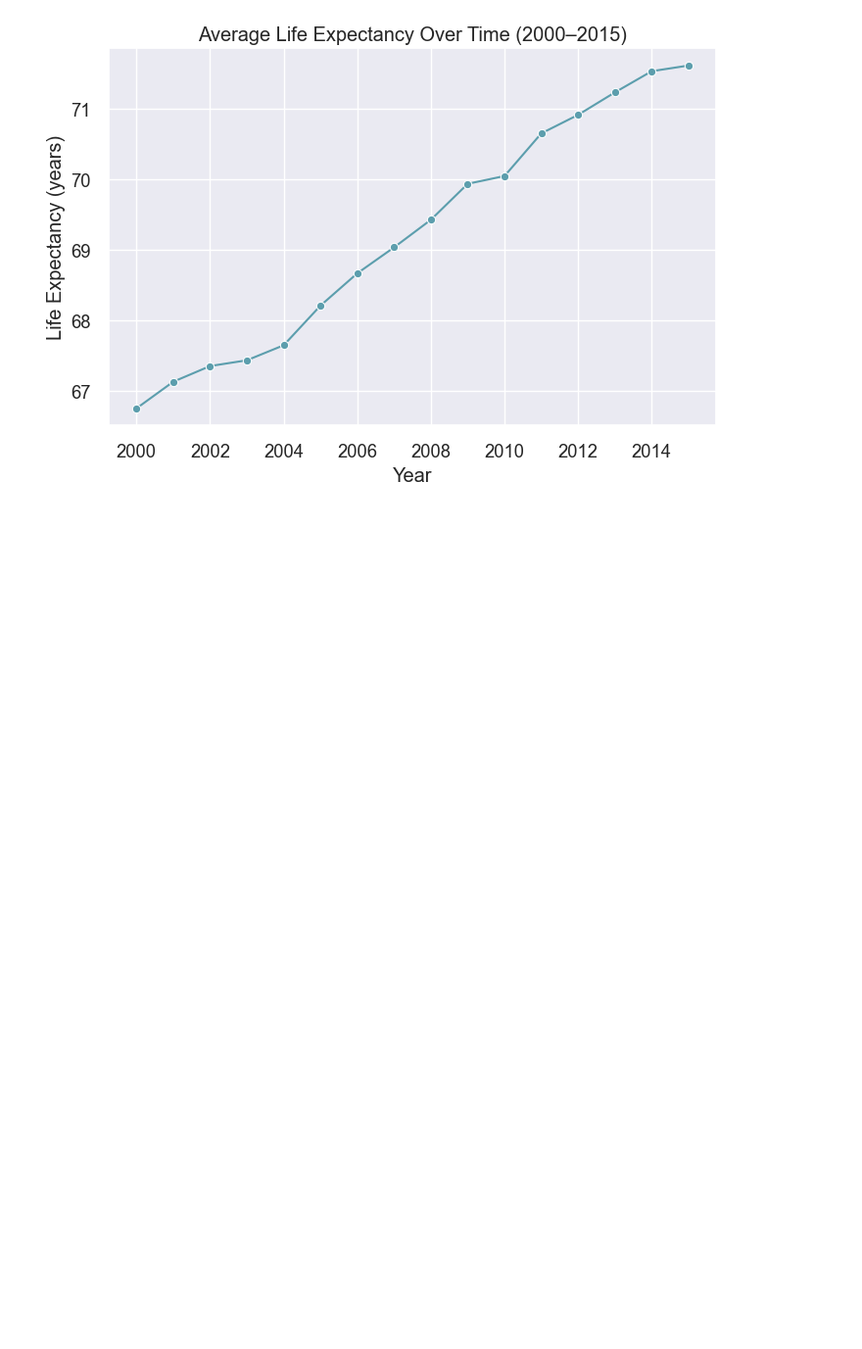
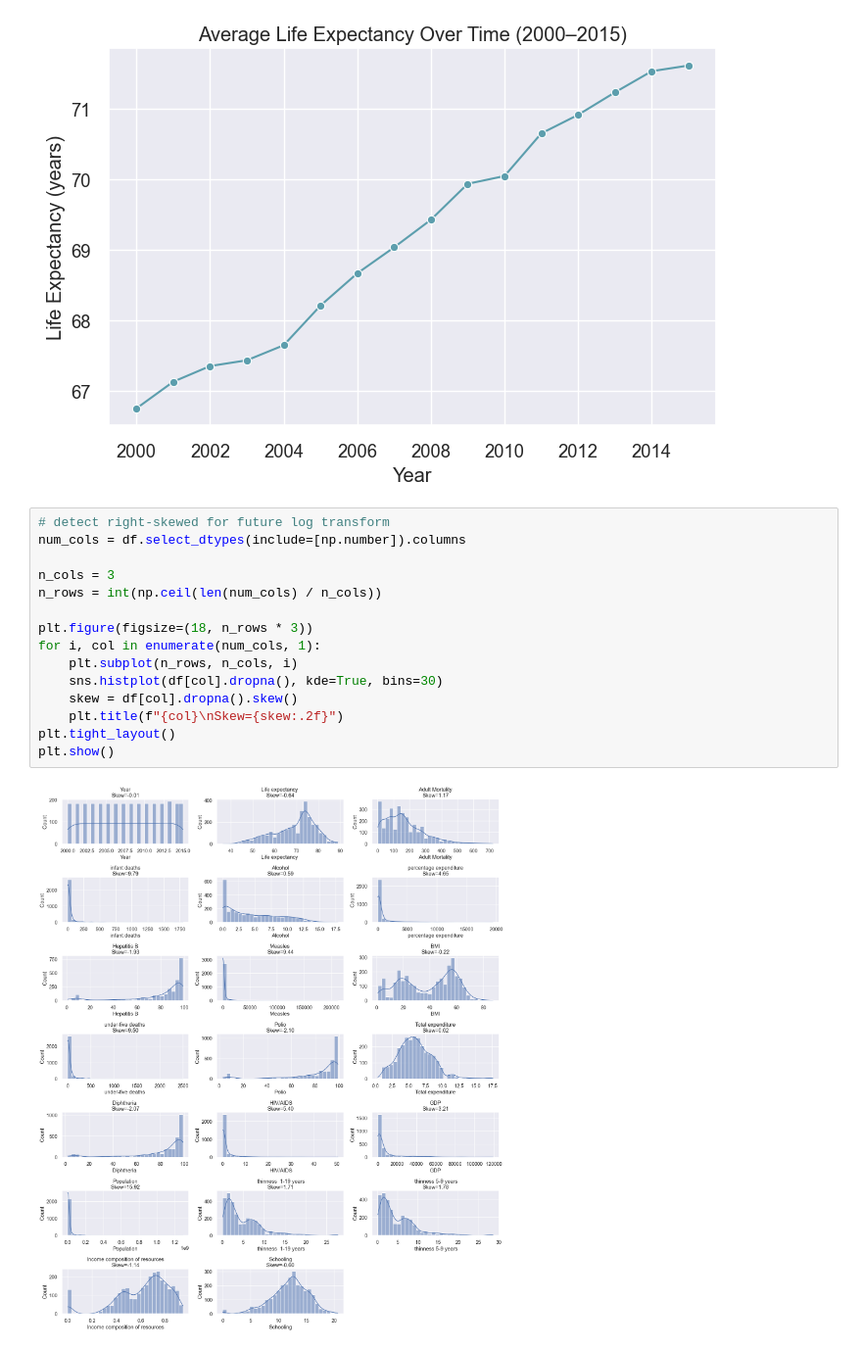
Before and after one commit to yuanq24/life-expectancy-ml, a Jupyter notebook: eda.ipynb, the cells around one changed output. Shown at 98% size. Drawn from its saved outputs; the diff is of its cells as text; blank space fills up the shorter version.

```diff
--- a/eda.ipynb
+++ b/eda.ipynb
@@ -167,3 +206,20 @@ plt.ylabel("Life Expectancy (years)")
 plt.show()
 # %% [output]
 [figure]
+# %%
+# detect right-skewed for future log transform
+num_cols = df.select_dtypes(include=[np.number]).columns
+
+n_cols = 3
+n_rows = int(np.ceil(len(num_cols) / n_cols))
+
+plt.figure(figsize=(18, n_rows * 3))
+for i, col in enumerate(num_cols, 1):
+    plt.subplot(n_rows, n_cols, i)
+    sns.histplot(df[col].dropna(), kde=True, bins=30)
+    skew = df[col].dropna().skew()
+    plt.title(f"{col}\nSkew={skew:.2f}")
+plt.tight_layout()
+plt.show()
+# %% [output]
+[figure, added]
```
Also changed, not shown: parts of 3 cells of this notebook, 1 other file.
